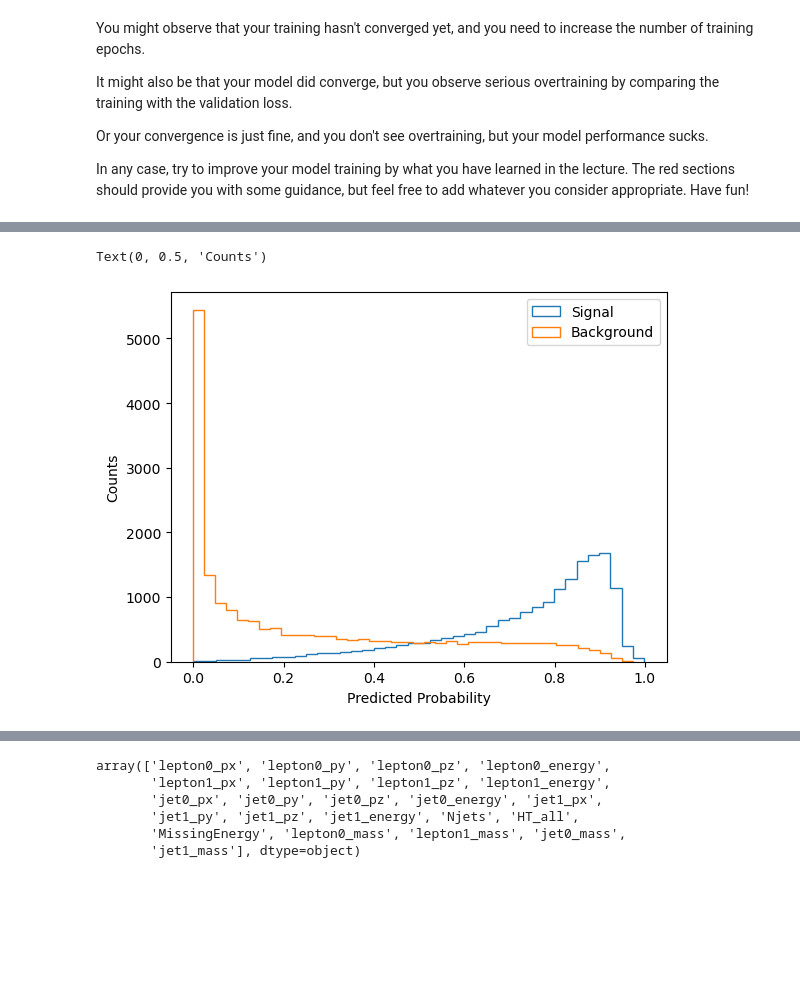
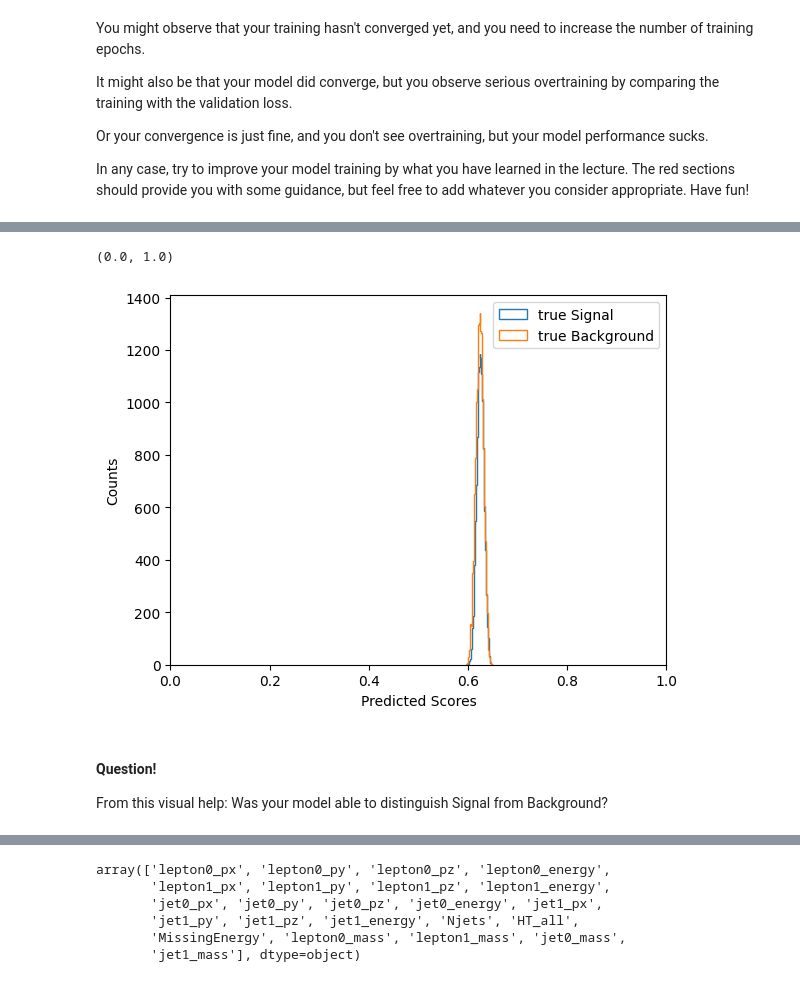
Before and after one commit to els285/Intro2NN4Physics, a Jupyter notebook: DNN4HEP_combined.ipynb, the cells around one changed output, grey strips where cells are left out. Saved outputs shown, nothing was run; the diff lists cells and outputs as text; code cells hidden in the pictures; blank space fills up the shorter version.

```diff
--- a/DNN4HEP_combined.ipynb
+++ b/DNN4HEP_combined.ipynb
@@ -416,12 +402,21 @@ tensor([[0.6113],
+# %%
+# Evaluate the model on the test dataset
+# per default  PyTorch will add the predicted values to the computation graph
+# Call the detach() method to remove them
+y_pred = model(X_test_tensor).detach()
 # %%
-true_signal = y_pred[y_test==1].detach().numpy()
-true_bkg = y_pred[y_test==0].detach().numpy()
+# Filter the predicted events for true Signal and true Background
+true_signal = y_pred[y_test==1].numpy()
+true_bkg = y_pred[y_test==0].numpy()
 # %%
+# Plot the predicted scores for both true Signal and true Background events
+import matplotlib.pyplot as plt
 plt.hist(true_signal, bins=40, histtype='step', label='Signal', density=False)
 plt.hist(true_bkg, bins=40, histtype='step', label='Background', density=False)
-plt.legend(["Signal","Background"])
-plt.xlabel("Predicted Probability")
+plt.legend(["true Signal","true Background"])
+plt.xlabel("Predicted Scores")
 plt.ylabel("Counts")
+plt.xlim((0,1))
 # %% [output]
-Text(0, 0.5, 'Counts')
+(0.0, 1.0)
-[figure, old version]
+[figure, new version]
@@ -430,0 +423,4 @@ final_prediction = np.round(final_prediction_score,0)
+# %% [markdown]
+#### Question!
+
+From this visual help: Was your model able to distinguish Signal from Background?
```
Also changed, not shown: parts of 18 cells of this notebook.
